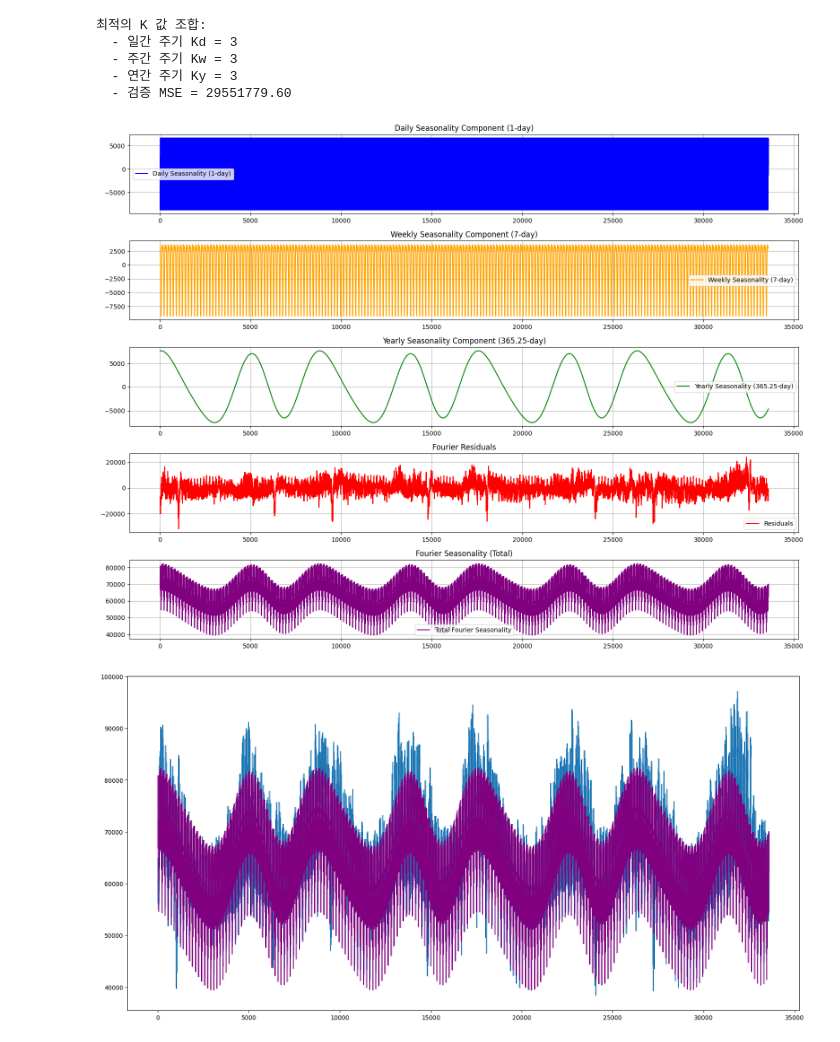
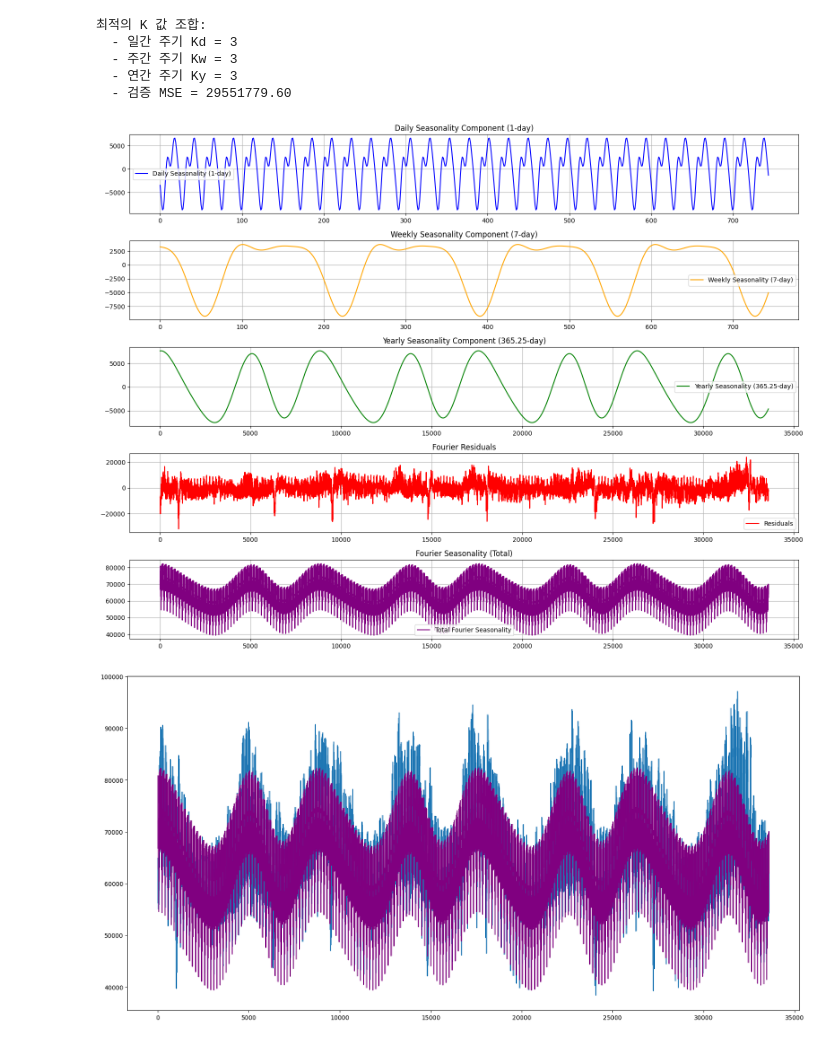
Before and after one commit to zongseung/powerdemand-prediction, a Jupyter notebook: SCI/time_fourier.ipynb, the cells around one changed output. Cells and saved outputs as stored; diff of their text form; code cells hidden in the pictures.

```diff
--- a/SCI/time_fourier.ipynb
+++ b/SCI/time_fourier.ipynb
@@ -245,43 +245,43 @@ plt.figure(figsize=(16, 12))
 
 # 1. 일간 성분
 plt.subplot(5, 1, 1)
-plt.plot(df_result["t"], daily_pred, label="Daily Seasonality (1-day)", color='blue')
+plt.plot(df_result["t"][:24*31], daily_pred[:24*31], label="Daily Seasonality (1-day)", color='blue')
 plt.title("Daily Seasonality Component (1-day)")
 plt.grid(True)
 plt.legend()
 
 # 2. 주간 성분
 plt.subplot(5, 1, 2)
-plt.plot(df_result["t"], weekly_pred, label="Weekly Seasonality (7-day)", color='orange')
+plt.plot(df_result["t"][:24*31], weekly_pred[:24*31], label="Weekly Seasonality (7-day)", color='orange')
 plt.title("Weekly Seasonality Component (7-day)")
 plt.grid(True)
 plt.legend()
 
 # 3. 연간 성분
 plt.subplot(5, 1, 3)
-plt.plot(df_result["t"], yearly_pred, label="Yearly Seasonality (365.25-day)", color='green')
+plt.plot(df_result["t"][:], yearly_pred[:], label="Yearly Seasonality (365.25-day)", color='green')
 plt.title("Yearly Seasonality Component (365.25-day)")
 plt.grid(True)
 plt.legend()
 
 # 4. 잔차 (Residuals)
 plt.subplot(5, 1, 4)
 plt.plot(df_result["t"], df_result["Fourier_Residual"], label="Residuals", color='red')
 plt.title("Fourier Residuals")
 plt.grid(True)
 plt.legend()
 
 # 5. 전체 계절성 합성
 plt.subplot(5, 1, 5)
 plt.plot(df_result["t"], df_result["Fourier_Seasonality"], label="Total Fourier Seasonality", color='purple')
 plt.title("Fourier Seasonality (Total)")
 plt.grid(True)
 plt.legend()
 
 plt.tight_layout()
 plt.show()
 # %% [output]
-[figure, old version]
+[figure, new version]
 # %%
 # 그래프 생성
 plt.figure(figsize=(20,10))
```
Also changed, not shown: parts of 27 cells of this notebook.
